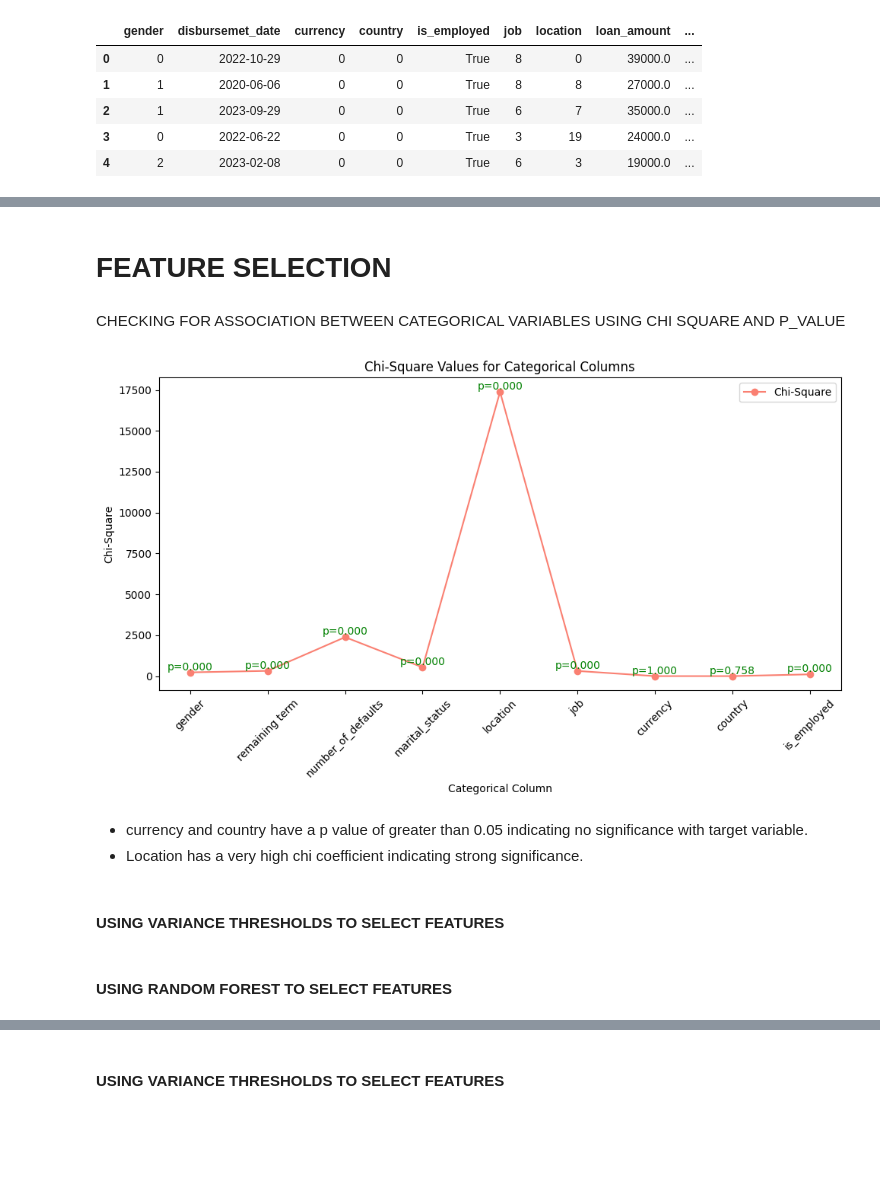
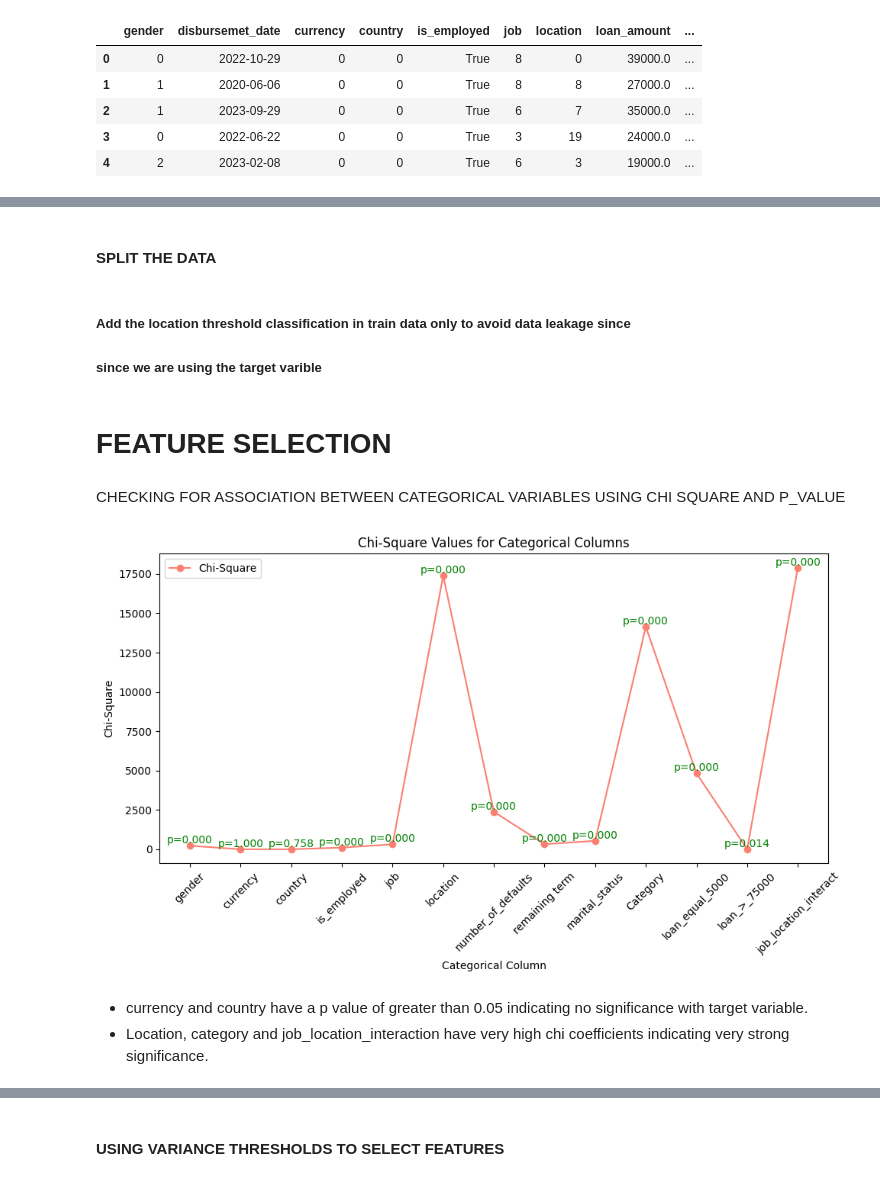
Before and after one commit to Augah2001/Data-Science-Competion-Question-and-Data, a Jupyter notebook: credit_risk.ipynb, the cells around one changed output, grey strips where cells are left out. Drawn from its saved outputs; the diff is of its cells as text; code cells hidden in the pictures; blank space fills up the shorter version.

```diff
--- a/credit_risk.ipynb
+++ b/credit_risk.ipynb
@@ -652,0 +699,4 @@ y = df['Loan Status']
+# %%
+# independent binary features for loan_amount === 5000 and greater than 75000
+X['loan_equal_5000'] = np.where(X.loan_amount==5000,1,0)
+X['loan_>_75000'] = np.where(X.loan_amount>75000,1,0)
@@ -652,0 +709,6 @@ y = df['Loan Status']
+# %% [markdown]
+#### SPLIT THE DATA
+# %% [markdown]
+##### Add the location threshold classification in train data only to avoid data leakage since
+
+##### since we are using the target varible
@@ -653,45 +730,51 @@ y = df['Loan Status']
 # %% [markdown]
 # FEATURE SELECTION
 # %% [markdown]
- CHECKING FOR ASSOCIATION BETWEEN  CATEGORICAL VARIABLES USING CHI SQUARE AND P_VALUE
+CHECKING FOR ASSOCIATION BETWEEN CATEGORICAL VARIABLES USING CHI SQUARE AND P_VALUE
 # %%
+import pandas as pd
 from scipy.stats import chi2_contingency
+import matplotlib.pyplot as plt
 
+# Assume X and y are already defined and preprocessed dataframes
+# Initialize the output dictionary
 out = {'chi': [], 'p_value': [], 'col': []}
 
-for i in ['gender', 'remaining term', 'number_of_defaults', 'marital_status', 'location', 'job', 'currency', 'country', 'is_employed']:
-    observed_data = pd.crosstab(X[i], df['Loan Status']).to_numpy()
+# Iterate over the categorical columns
+for i in (X.columns[~X.columns.isin(['loan_amount', 'outstanding_balance', 'salary', 'total_loan_amount_per_job', 'age', 'interest_rate', 'remaining_term'])]):
+    # Create a contingency table
+    observed_data = pd.crosstab(X[i], y).to_numpy()
 
-    chi2_statistic, pval, expected_frequency, obs = chi2_contingency(observed_data)
+    # Perform the Chi-Square test
+    chi2_statistic, pval, dof, expected_frequency = chi2_contingency(observed_data)
 
+    # Store the results
     out['chi'].append(chi2_statistic)
     out['p_value'].append(pval)
     out['col'].append(i)
 
 # Create a DataFrame for chi-square values and p-values
-chi_df = pd.DataFrame(out)
+chi_X = pd.DataFrame(out)
 
 # Plotting
 fig, ax = plt.subplots(figsize=(10, 6))
-ax.plot(chi_df['col'], chi_df['chi'], marker='o', color='salmon', label='Chi-Square')
+ax.plot(chi_X['col'], chi_X['chi'], marker='o', color='salmon', label='Chi-Square')
 
 # Adding p-values as text on the plot
-for i, (col, chi, pval) in enumerate(zip(chi_df['col'], chi_df['chi'], chi_df['p_value'])):
+for i, (col, chi, pval) in enumerate(zip(chi_X['col'], chi_X['chi'], chi_X['p_value'])):
     ax.text(i, chi, f'p={pval:.3f}', ha='center', va='bottom', color='green', fontsize=10)
 
 # Adding labels and title
 ax.set_xlabel('Categorical Column')
 ax.set_ylabel('Chi-Square')
 ax.set_title('Chi-Square Values for Categorical Columns')
 ax.legend()
 
 plt.xticks(rotation=45)  # Rotate x-axis labels by 45 degrees for better readability
 plt.tight_layout()
 plt.show()
 # %% [output]
-[figure, old version]
+[figure, new version]
 # %% [markdown]
-* currency and country have a p value of greater than 0.05 indicating no significance with target variable.
-* Location has a very high chi coefficient indicating strong significance.
+- currency and country have a p value of greater than 0.05 indicating no significance with target variable.
+- Location, category and job_location_interaction have very high chi coefficients indicating very strong significance.
-# %% [markdown]
-#### USING VARIANCE THRESHOLDS TO SELECT FEATURES
@@ -705,2 +780,0 @@ plt.show()
-# %% [markdown]
-#### USING RANDOM FOREST TO SELECT FEATURES
```
Also changed, not shown: parts of 35 cells of this notebook, 4 other files.
